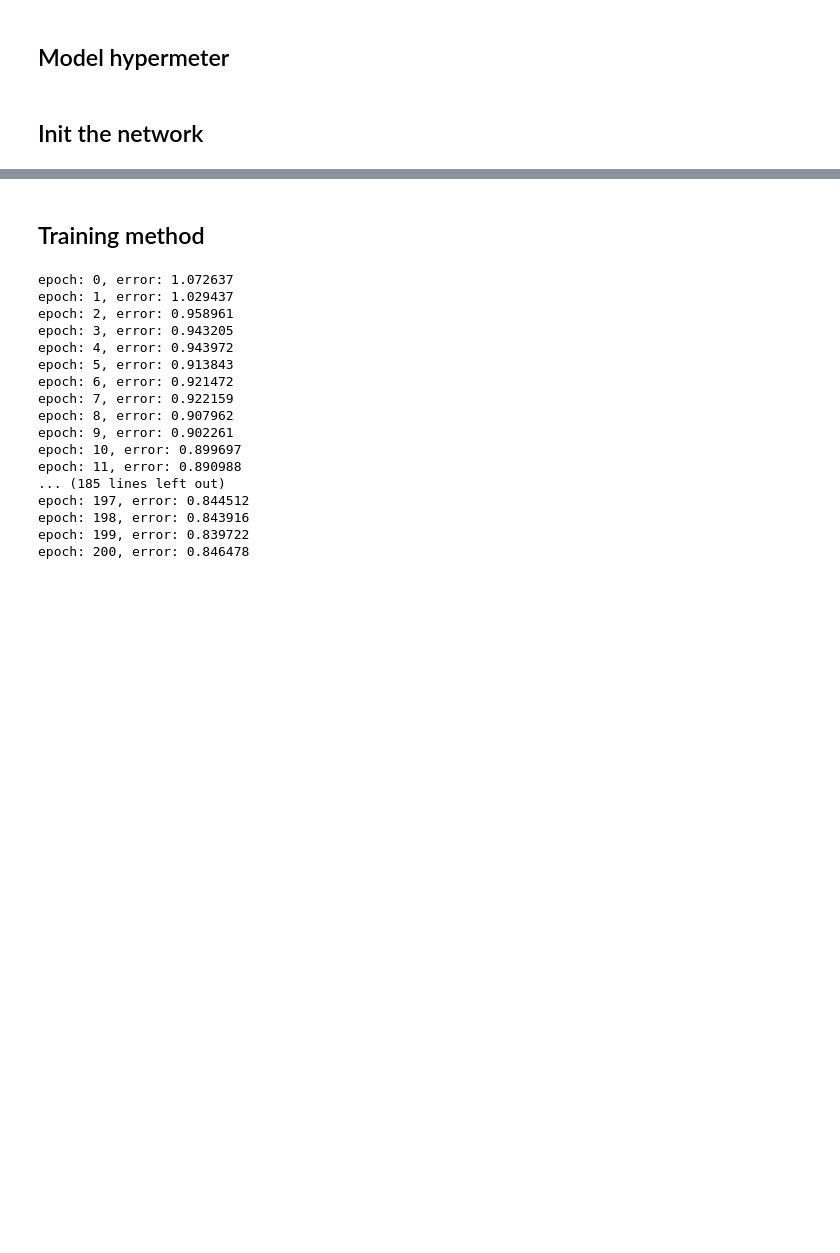
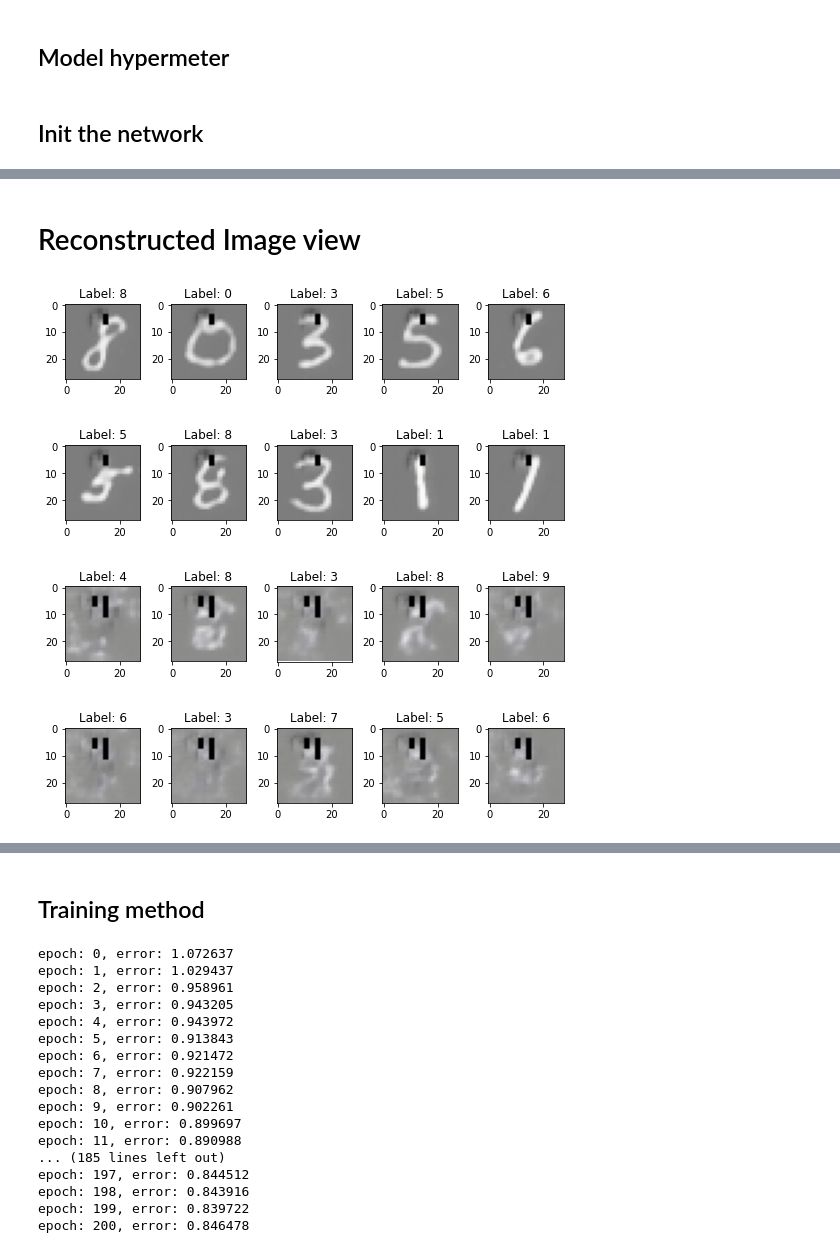
Before and after one commit to bochendong/unsupervised_domain_adaptation, a Jupyter notebook: my_model.ipynb, the cells around one changed output, grey strips where cells are left out. Saved outputs shown, nothing was run; the diff lists cells and outputs as text; code cells hidden in the pictures; blank space fills up the shorter version.

```diff
--- a/my_model.ipynb
+++ b/my_model.ipynb
@@ -250,4 +271,5 @@ encoder = Encoder(input_nc = 3)
 decoder = Decoder()
 generator = Identity_Generator(encoder, decoder)
 perceptual = Perceptual(encoder, decoder, generator)
+discriminator = Discriminator()
 # %%
@@ -261,12 +287,16 @@ optimizer_gen = torch.optim.Adam(perceptual.parameters(),lr=learning_rate, betas
 if (torch.cuda.is_available()):
     torch.cuda.manual_seed_all(42)
     cudnn.benchmark = True
+
+    criterion_construct = criterion_construct.cuda()
+    criterion_discriminator = criterion_discriminator.cuda()
     criterion_construct = criterion_construct.cuda()
 
     encoder.cuda()
     decoder.cuda()
     generator.cuda()
     perceptual.cuda()
+    discriminator.cuda()
 # %% [markdown]
 ## Init the network
 # %%
@@ -301,0 +367,2 @@ Identity_Generator(
+# %% [markdown]
+# Reconstructed Image view
@@ -301,0 +399,36 @@ Identity_Generator(
+# %%
+def generate_image(source, target, preceptual, cuda):
+    data_target_iter = iter(target)
+
+    source_reconstrueted = []
+    source_label_lst = []
+    target_reconstructed = []
+    target_label_lst = []
+    mixed_image_lst = []
+    for batch_idx, (source_inputs, source_label) in enumerate(source):
+        target_inputs, target_label = data_target_iter.next()
+
+        if cuda:
+            source_inputs, target_inputs = source_inputs.cuda(), target_inputs.cuda()
+
+        # preceptual
+        mixed_image, reconstruct_source, reconstruct_target = preceptual(source_inputs, target_inputs)
+
+        source_reconstrueted.extend(reconstruct_source.data.cpu().detach())
+        source_label_lst.extend(source_label.cpu().detach().numpy())
+        target_reconstructed.extend(reconstruct_target.data.cpu().detach())
+        target_label_lst.extend(target_label.cpu().detach().numpy())
+
+        mixed_image_lst.extend(mixed_image.data.cpu().detach())
+
+    return source_reconstrueted, target_reconstructed, source_label_lst, target_label_lst, mixed_image_lst
+# %%
+source_reconstrueted, target_reconstructed, source_label, target_label, mixed = generate_image(source = loader_source,
+    target = loader_target,
+    preceptual = perceptual,
+    cuda = True)
+# %%
+
+show_img(source_reconstrueted, target_reconstructed, source_label, target_label)
+# %% [output]
+[figure, added]
```
Also changed, not shown: parts of 11 cells of this notebook.
